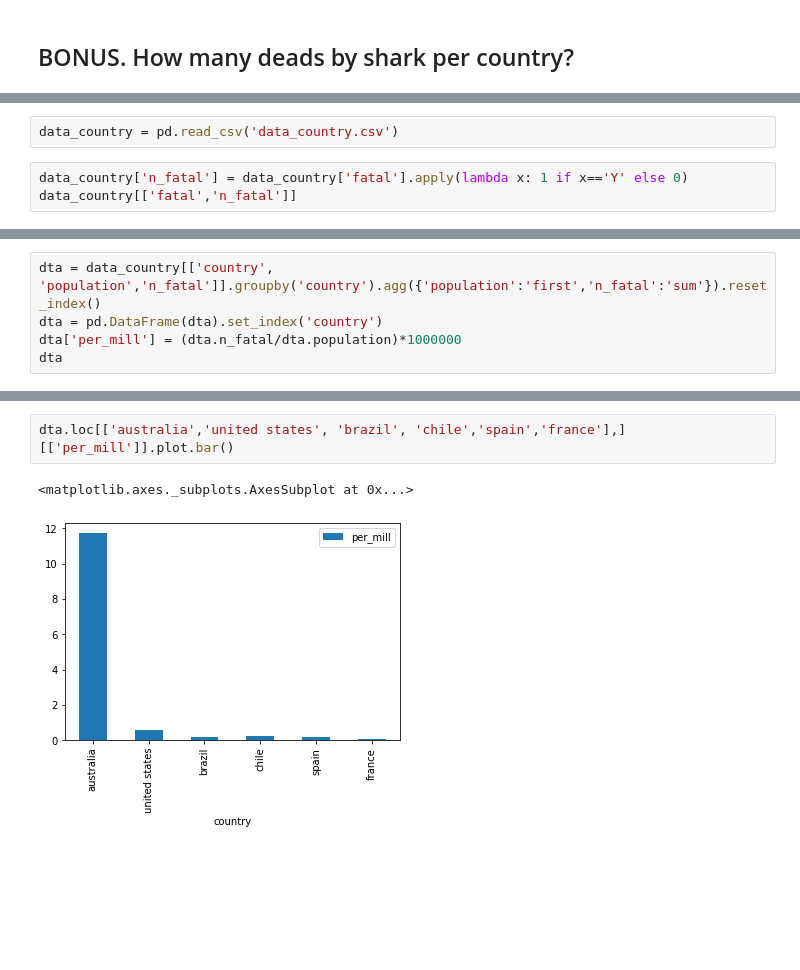
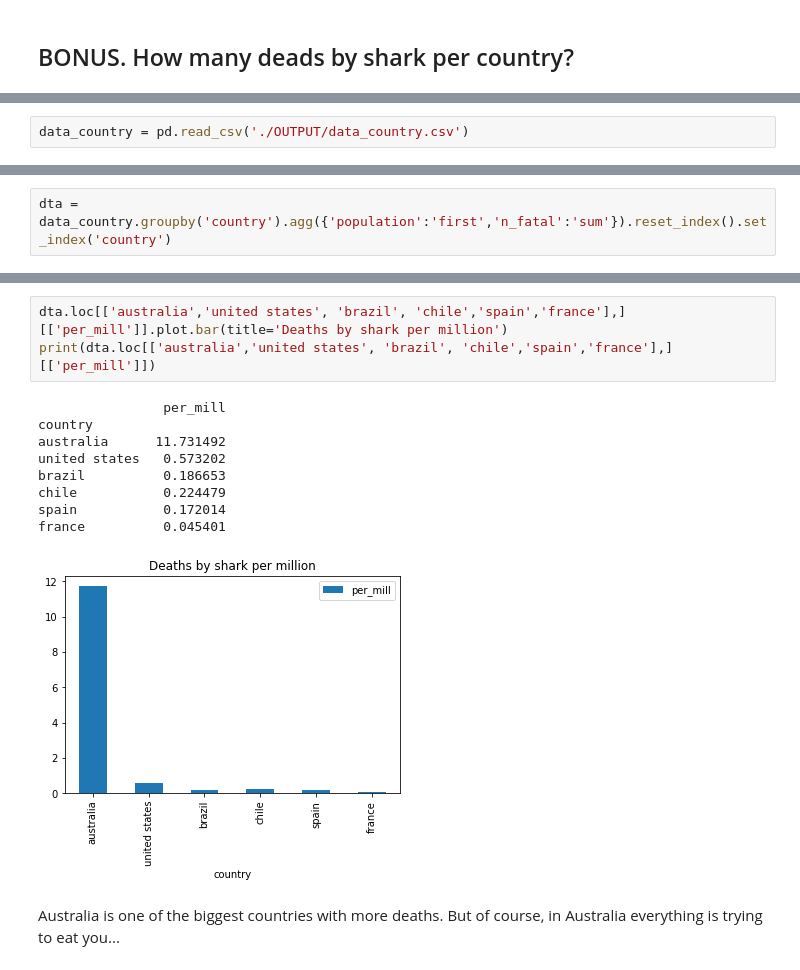
Before and after one commit to DavidCarricondo/data-cleaning-pandas, a Jupyter notebook: Analysis.ipynb, the cells around one changed output, grey strips where cells are left out. Drawn from its saved outputs; the diff is of its cells as text; blank space fills up the shorter version.

```diff
--- a/Analysis.ipynb
+++ b/Analysis.ipynb
@@ -133,5 +143,2 @@ Interesting, all the fatal attacks during the night happened while swimming.
 # %%
-data_country = pd.read_csv('data_country.csv')
+data_country = pd.read_csv('./OUTPUT/data_country.csv')
-# %%
-data_country['n_fatal'] = data_country['fatal'].apply(lambda x: 1 if x=='Y' else 0)
-data_country[['fatal','n_fatal']]
@@ -152,5 +147,2 @@ data_country[['fatal','n_fatal']]
 # %%
-dta = data_country[['country', 'population','n_fatal']].groupby('country').agg({'population':'first','n_fatal':'sum'}).reset_index()
-dta = pd.DataFrame(dta).set_index('country')
-dta['per_mill'] = (dta.n_fatal/dta.population)*1000000
-dta
+dta = data_country.groupby('country').agg({'population':'first','n_fatal':'sum'}).reset_index().set_index('country')
@@ -177,5 +178,15 @@ dta[['per_mill']][dta.per_mill>20].plot.bar()
 # %%
-dta.loc[['australia','united states', 'brazil', 'chile','spain','france'],][['per_mill']].plot.bar()
+dta.loc[['australia','united states', 'brazil', 'chile','spain','france'],][['per_mill']].plot.bar(title='Deaths by shark per million')
+print(dta.loc[['australia','united states', 'brazil', 'chile','spain','france'],][['per_mill']])
 # %% [output]
-<matplotlib.axes._subplots.AxesSubplot at 0x...>
+                per_mill
+country
+australia      11.731492
+united states   0.573202
+brazil          0.186653
+chile           0.224479
+spain           0.172014
+france          0.045401
-[figure, old version]
+[figure, new version]
+# %% [markdown]
+Australia is one of the biggest countries with more deaths. But of course, in Australia everything is trying to eat you...
```
Also changed, not shown: parts of 14 cells of this notebook, 3 other files.
